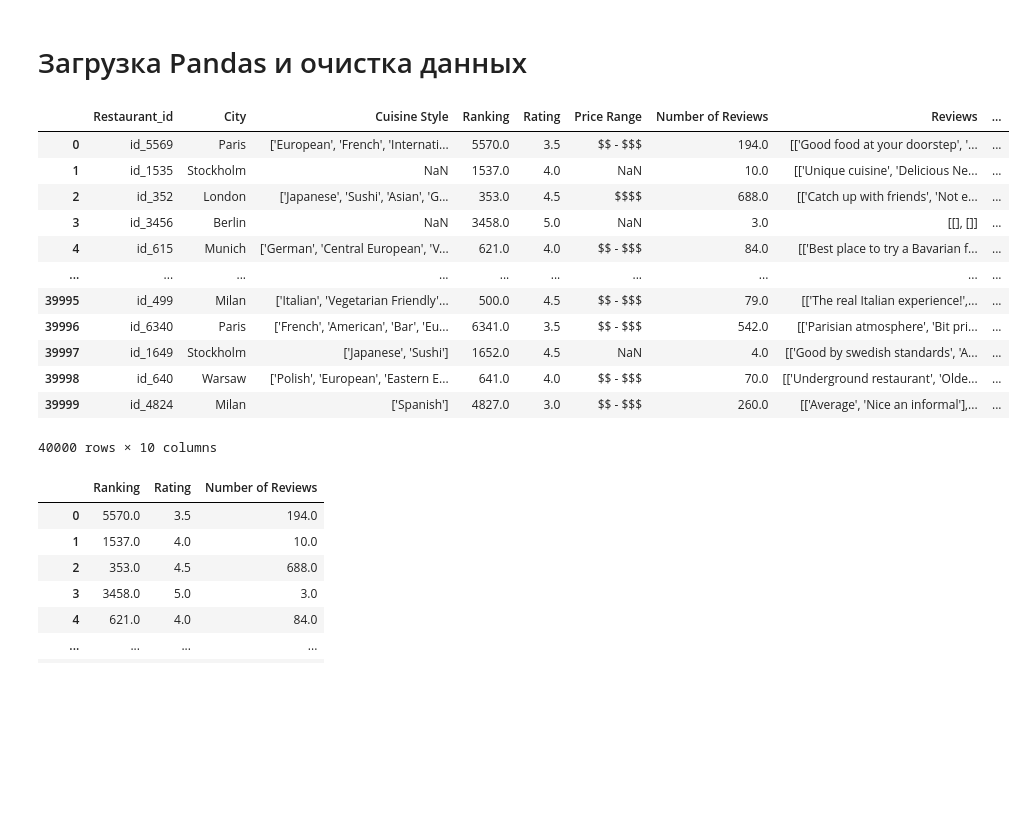
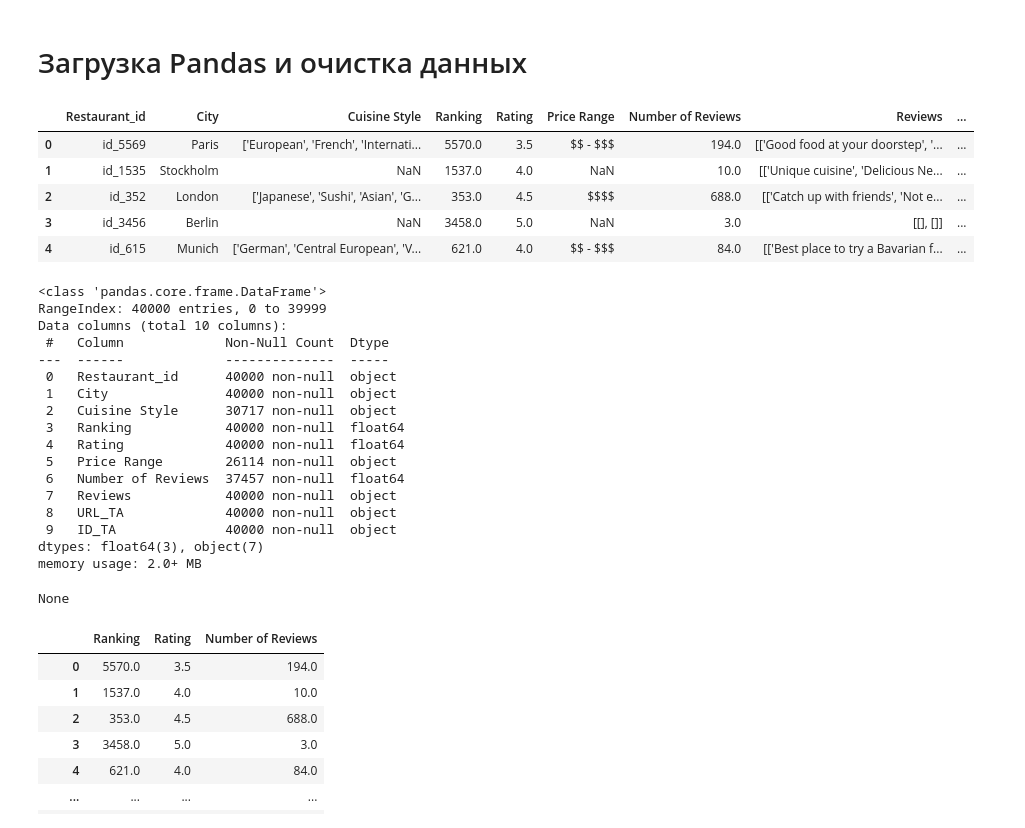
Before and after one commit to serp1212/DataSciSF, a Jupyter notebook: module_3/your_first_model.ipynb, the cells around one changed output. Drawn from its saved outputs; the diff is of its cells as text; code cells hidden in the pictures; blank space fills up the shorter version.

Commit message:
Done project_3
Repository contains 3 files: workbook, your_first_model with completed
task and project_3 - notebook from kaggle with additional steps from
drafter of the task.

```diff
--- a/module_3/your_first_model.ipynb
+++ b/module_3/your_first_model.ipynb
@@ -5,17 +7,30 @@ import pandas as pd
 # %%
-df = pd.read_csv('main_task.xls')
-df
+data = pd.read_csv('main_task.xls')
+df = data.copy()
+display(data.head())
+display(data.info())
 # %% [output]
 |  | Restaurant_id | City | Cuisine Style | Ranking | Rating | Price Range | Number of Reviews | Reviews | ... |
 | 0 | id_5569 | Paris | ['European', 'French', 'Internati... | 5570.0 | 3.5 | $$ - $$$ | 194.0 | [['Good food at your doorstep', '... | ... |
 | 1 | id_1535 | Stockholm | NaN | 1537.0 | 4.0 | NaN | 10.0 | [['Unique cuisine', 'Delicious Ne... | ... |
 | 2 | id_352 | London | ['Japanese', 'Sushi', 'Asian', 'G... | 353.0 | 4.5 | $$$$ | 688.0 | [['Catch up with friends', 'Not e... | ... |
 | 3 | id_3456 | Berlin | NaN | 3458.0 | 5.0 | NaN | 3.0 | [[], []] | ... |
 | 4 | id_615 | Munich | ['German', 'Central European', 'V... | 621.0 | 4.0 | $$ - $$$ | 84.0 | [['Best place to try a Bavarian f... | ... |
-| ... | ... | ... | ... | ... | ... | ... | ... | ... | ... |
-| 39995 | id_499 | Milan | ['Italian', 'Vegetarian Friendly'... | 500.0 | 4.5 | $$ - $$$ | 79.0 | [['The real Italian experience!',... | ... |
-| 39996 | id_6340 | Paris | ['French', 'American', 'Bar', 'Eu... | 6341.0 | 3.5 | $$ - $$$ | 542.0 | [['Parisian atmosphere', 'Bit pri... | ... |
-| 39997 | id_1649 | Stockholm | ['Japanese', 'Sushi'] | 1652.0 | 4.5 | NaN | 4.0 | [['Good by swedish standards', 'A... | ... |
-| 39998 | id_640 | Warsaw | ['Polish', 'European', 'Eastern E... | 641.0 | 4.0 | $$ - $$$ | 70.0 | [['Underground restaurant', 'Olde... | ... |
-| 39999 | id_4824 | Milan | ['Spanish'] | 4827.0 | 3.0 | $$ - $$$ | 260.0 | [['Average', 'Nice an informal'],... | ... |
-40000 rows × 10 columns
+<class 'pandas.core.frame.DataFrame'>
+RangeIndex: 40000 entries, 0 to 39999
+Data columns (total 10 columns):
+ #   Column             Non-Null Count  Dtype
+---  ------             --------------  -----
+ 0   Restaurant_id      40000 non-null  object
+ 1   City               40000 non-null  object
+ 2   Cuisine Style      30717 non-null  object
+ 3   Ranking            40000 non-null  float64
+ 4   Rating             40000 non-null  float64
+ 5   Price Range        26114 non-null  object
+ 6   Number of Reviews  37457 non-null  float64
+ 7   Reviews            40000 non-null  object
+ 8   URL_TA             40000 non-null  object
+ 9   ID_TA              40000 non-null  object
+dtypes: float64(3), object(7)
+memory usage: 2.0+ MB
+None
```
Also changed, not shown: parts of 11 cells of this notebook, 2 other files.
